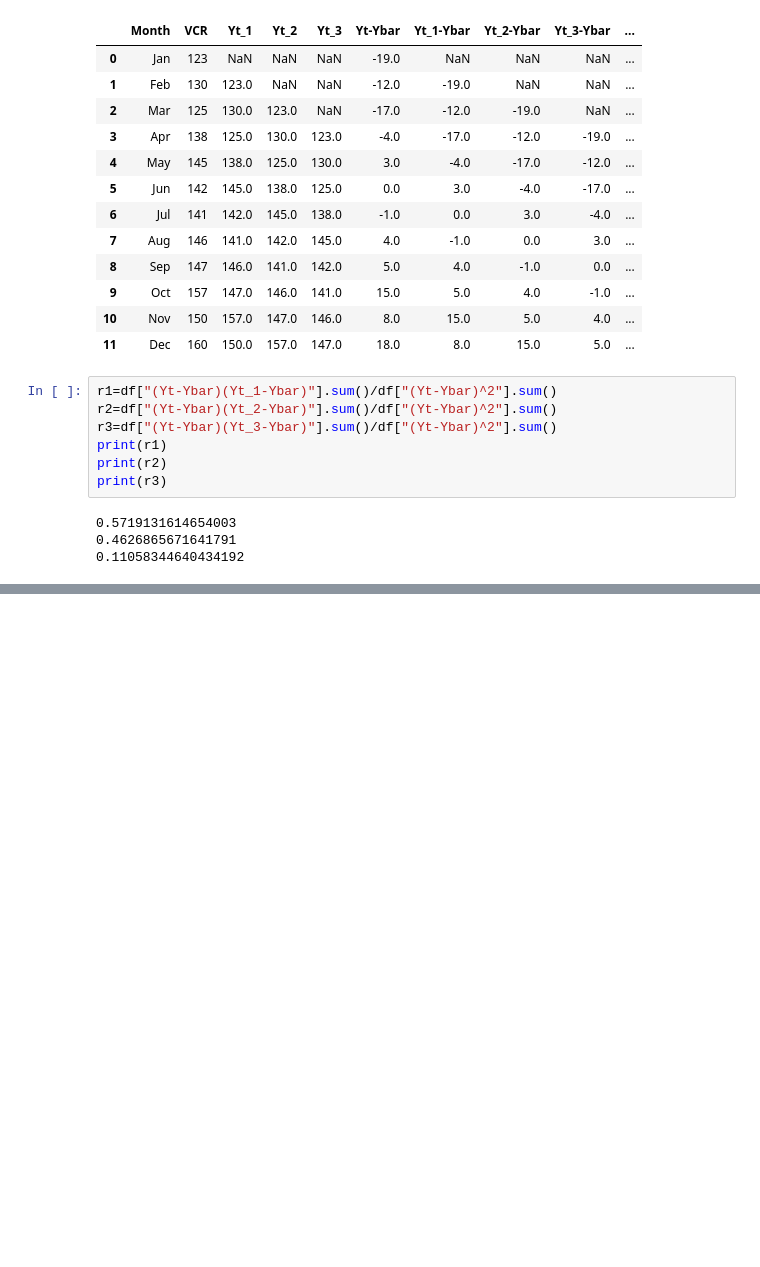
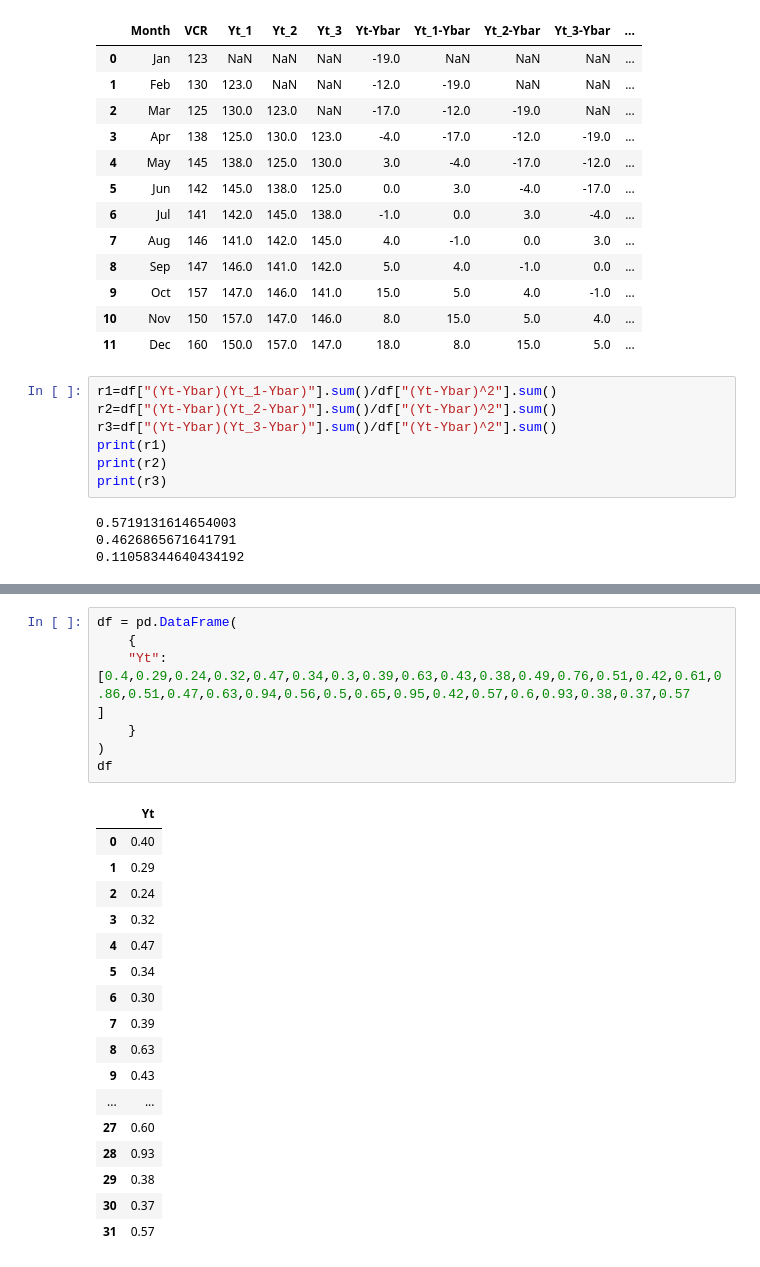
Before and after one commit to Gordon233/TimeSeries, a Jupyter notebook: 1_autocorrelation.ipynb, the cells around one changed output, grey strips where cells are left out. Drawn from its saved outputs; the diff is of its cells as text; blank space fills up the shorter version.

```diff
--- a/1_autocorrelation.ipynb
+++ b/1_autocorrelation.ipynb
@@ -138,0 +199,26 @@ increases, the magnitudes of the autocorrelation coefficients decrease.
+# %%
+df = pd.DataFrame(
+    {
+    "Yt":[0.4,0.29,0.24,0.32,0.47,0.34,0.3,0.39,0.63,0.43,0.38,0.49,0.76,0.51,0.42,0.61,0.86,0.51,0.47,0.63,0.94,0.56,0.5,0.65,0.95,0.42,0.57,0.6,0.93,0.38,0.37,0.57
+]
+    }
+)
+df
+# %% [output]
+|  | Yt |
+| 0 | 0.40 |
+| 1 | 0.29 |
+| 2 | 0.24 |
+| 3 | 0.32 |
+| 4 | 0.47 |
+| 5 | 0.34 |
+| 6 | 0.30 |
+| 7 | 0.39 |
+| 8 | 0.63 |
+| 9 | 0.43 |
+| ... | ... |
+| 27 | 0.60 |
+| 28 | 0.93 |
+| 29 | 0.38 |
+| 30 | 0.37 |
+| 31 | 0.57 |
```
Also changed, not shown: parts of 15 cells of this notebook, 4 other files.
